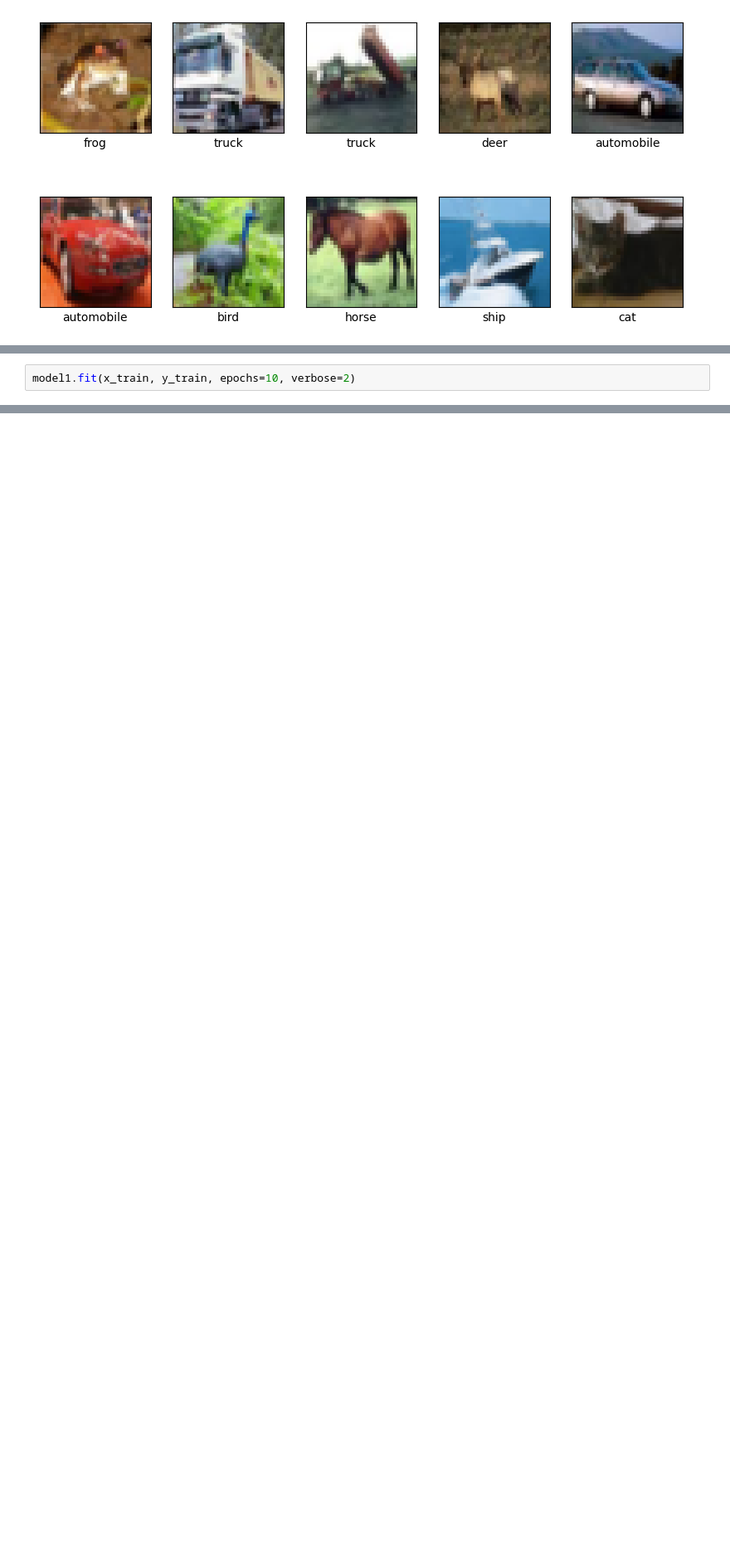
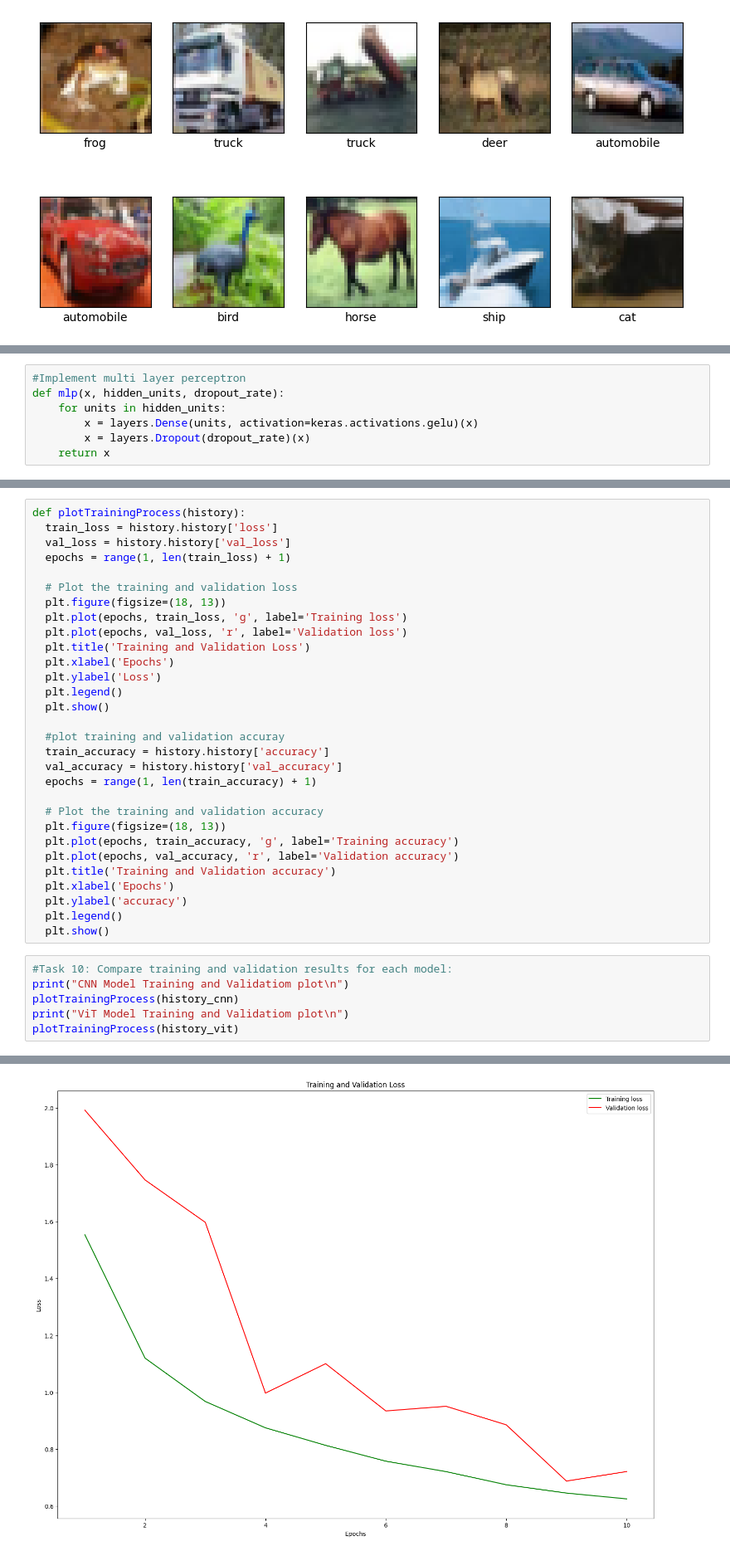
Before and after one commit to gsarada/AICourse-2026, a Jupyter notebook: mod4assmt.ipynb, the cells around one changed output, grey strips where cells are left out. Shown at 83% size. Drawn from its saved outputs; the diff is of its cells as text; blank space fills up the shorter version.

```diff
--- a/mod4assmt.ipynb
+++ b/mod4assmt.ipynb
@@ -213,2 +178,0 @@ keras.utils.plot_model(model, show_shapes=True)
-# %%
-model1.fit(x_train, y_train, epochs=10, verbose=2)
@@ -236,0 +200,7 @@ Epoch 10/10
+# %%
+#Implement multi layer perceptron
+def mlp(x, hidden_units, dropout_rate):
+    for units in hidden_units:
+        x = layers.Dense(units, activation=keras.activations.gelu)(x)
+        x = layers.Dropout(dropout_rate)(x)
+    return x
@@ -236,0 +359,37 @@ Epoch 10/10
+# %%
+def plotTrainingProcess(history):
+  train_loss = history.history['loss']
+  val_loss = history.history['val_loss']
+  epochs = range(1, len(train_loss) + 1)
+
+  # Plot the training and validation loss
+  plt.figure(figsize=(18, 13))
+  plt.plot(epochs, train_loss, 'g', label='Training loss')
+  plt.plot(epochs, val_loss, 'r', label='Validation loss')
+  plt.title('Training and Validation Loss')
+  plt.xlabel('Epochs')
+  plt.ylabel('Loss')
+  plt.legend()
+  plt.show()
+
+  #plot training and validation accuray
+  train_accuracy = history.history['accuracy']
+  val_accuracy = history.history['val_accuracy']
+  epochs = range(1, len(train_accuracy) + 1)
+
+  # Plot the training and validation accuracy
+  plt.figure(figsize=(18, 13))
+  plt.plot(epochs, train_accuracy, 'g', label='Training accuracy')
+  plt.plot(epochs, val_accuracy, 'r', label='Validation accuracy')
+  plt.title('Training and Validation accuracy')
+  plt.xlabel('Epochs')
+  plt.ylabel('accuracy')
+  plt.legend()
+  plt.show()
+# %%
+#Task 10: Compare training and validation results for each model:
+print("CNN Model Training and Validatiom plot\n")
+plotTrainingProcess(history_cnn)
+print("ViT Model Training and Validatiom plot\n")
+plotTrainingProcess(history_vit)
+# %% [output]
@@ -236,0 +397 @@ Epoch 10/10
+[figure, added]
```
Also changed, not shown: parts of 15 cells of this notebook.
